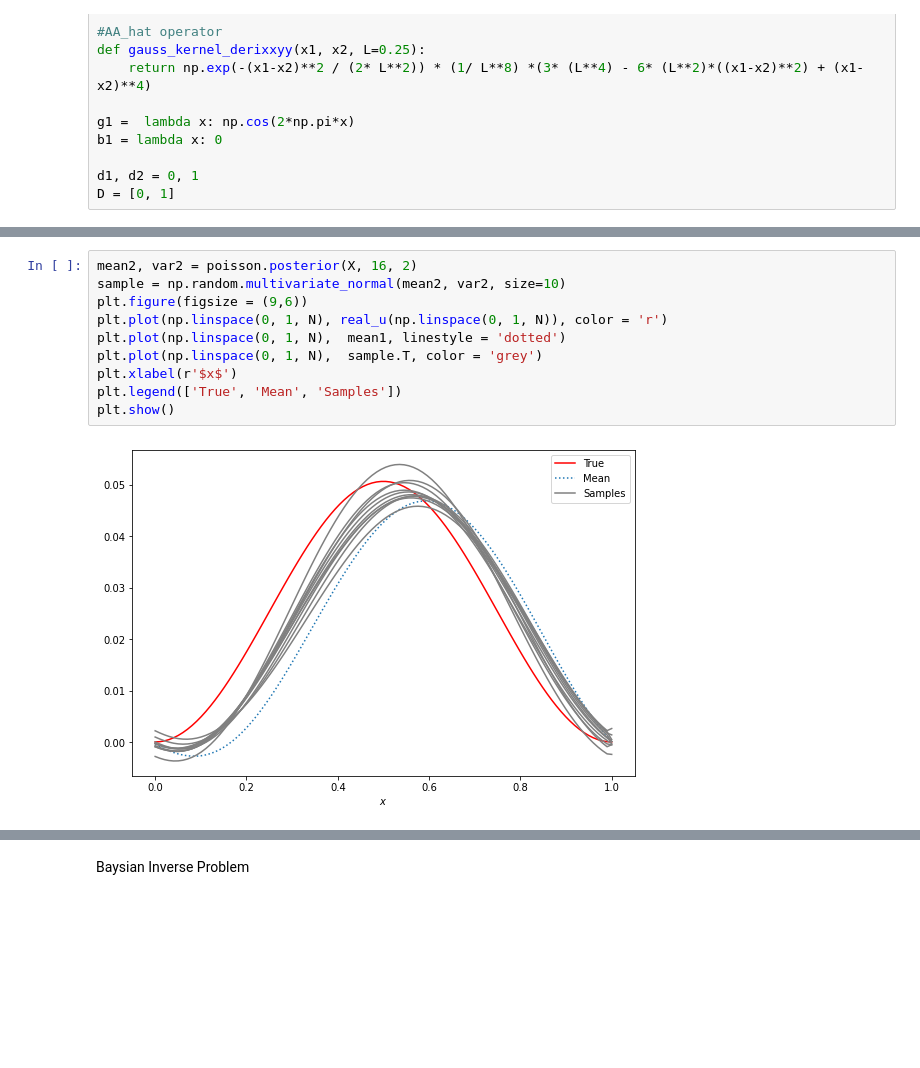
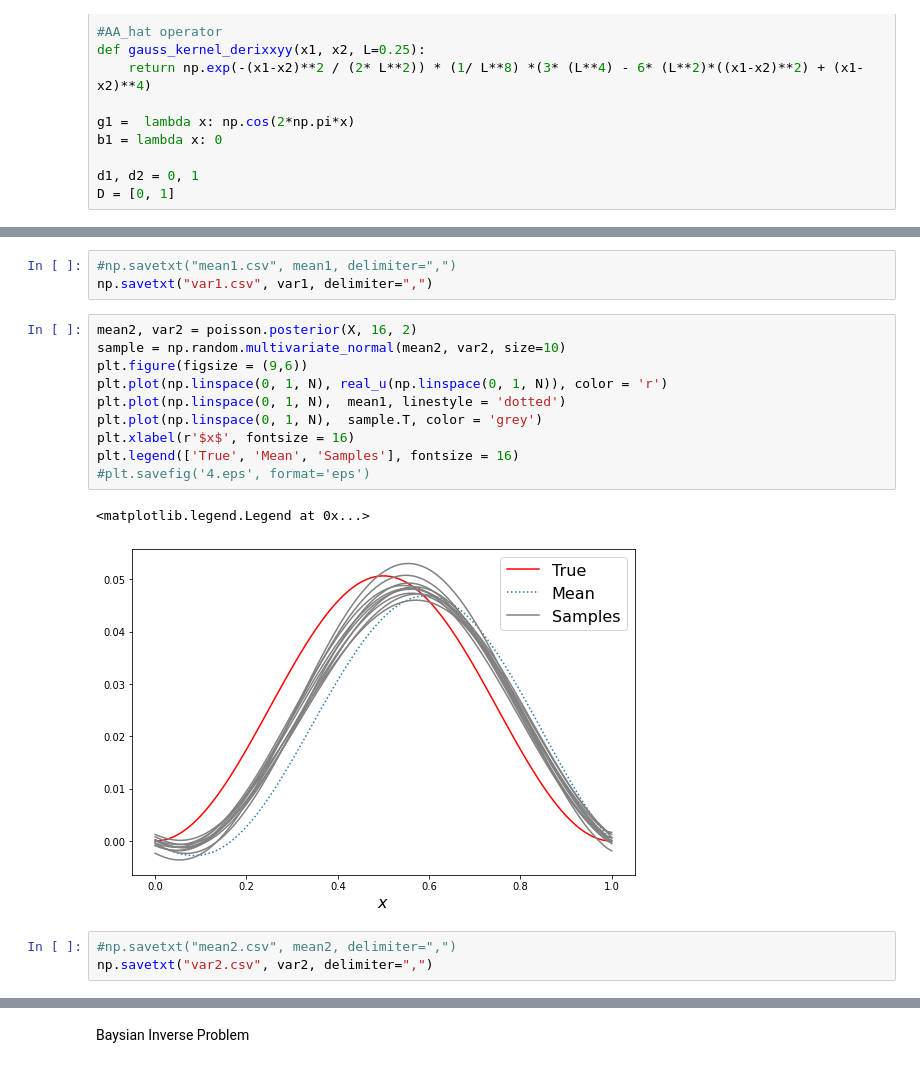
Before and after one commit to MrzLen/MSc_Thesis, a Jupyter notebook: main.ipynb, the cells around one changed output, grey strips where cells are left out. Saved outputs shown, nothing was run; the diff lists cells and outputs as text; blank space fills up the shorter version.

```diff
--- a/main.ipynb
+++ b/main.ipynb
@@ -57,15 +58,22 @@ plt.show()
+# %%
+#np.savetxt("mean1.csv", mean1, delimiter=",")
+np.savetxt("var1.csv", var1, delimiter=",")
 # %%
 mean2, var2 = poisson.posterior(X, 16, 2)
 sample = np.random.multivariate_normal(mean2, var2, size=10)
 plt.figure(figsize = (9,6))
 plt.plot(np.linspace(0, 1, N), real_u(np.linspace(0, 1, N)), color = 'r')
 plt.plot(np.linspace(0, 1, N),  mean1, linestyle = 'dotted')
 plt.plot(np.linspace(0, 1, N),  sample.T, color = 'grey')
-plt.xlabel(r'$x$')
-plt.legend(['True', 'Mean', 'Samples'])
-plt.show()
+plt.xlabel(r'$x$', fontsize = 16)
+plt.legend(['True', 'Mean', 'Samples'], fontsize = 16)
+#plt.savefig('4.eps', format='eps')
 # %% [output]
+<matplotlib.legend.Legend at 0x...>
-[figure, old version]
+[figure, new version]
+# %%
+#np.savetxt("mean2.csv", mean2, delimiter=",")
+np.savetxt("var2.csv", var2, delimiter=",")
 # %%
 # investigate different choice of design points
 
```
Also changed, not shown: parts of 14 cells of this notebook, 56 other files.
